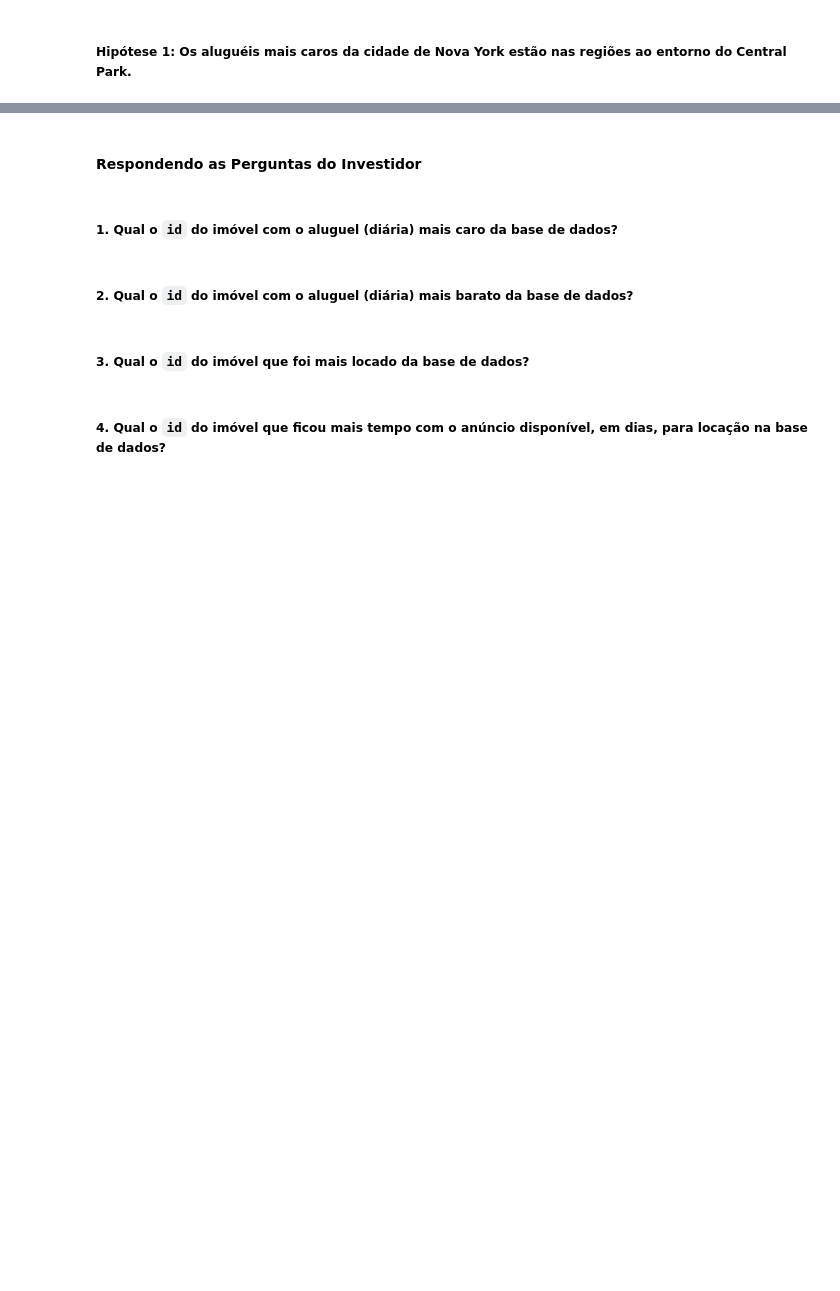
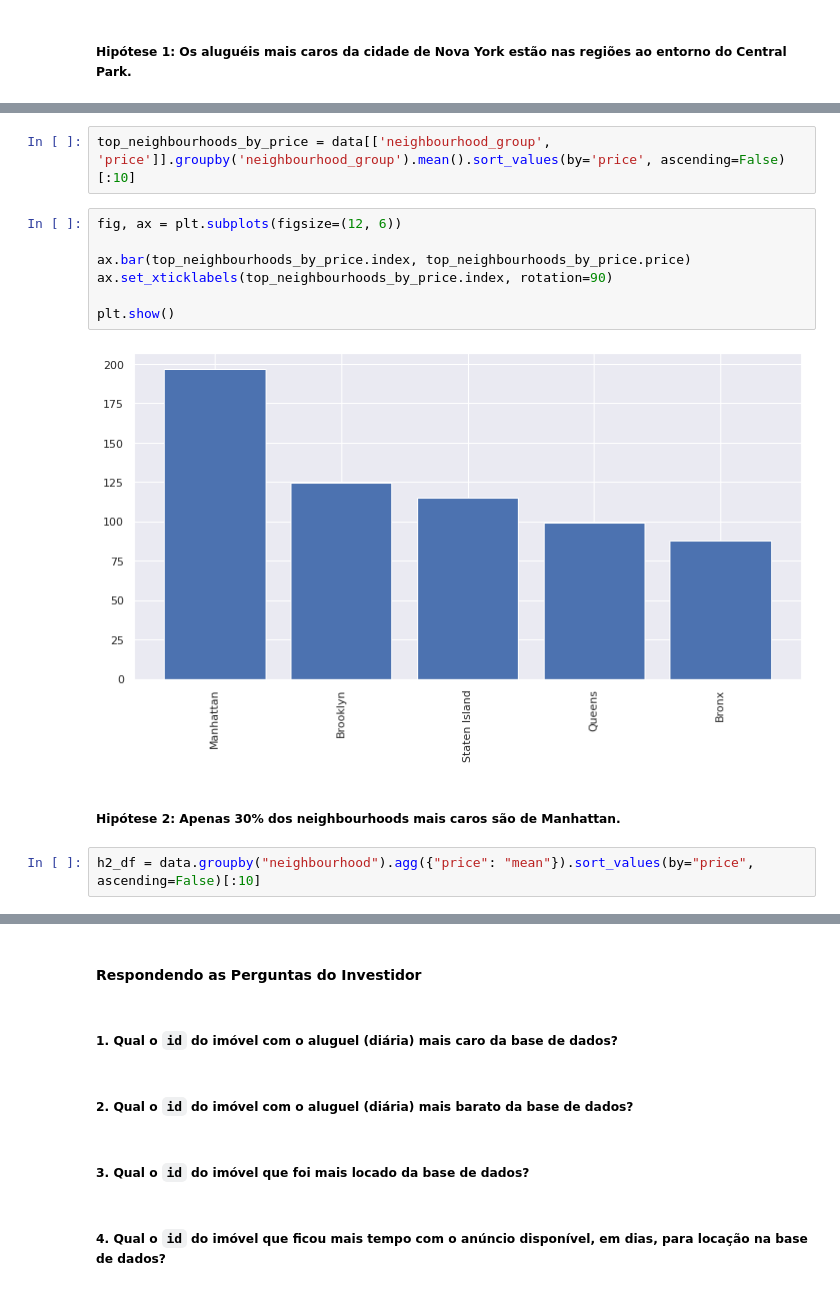
Before and after one commit to GustavoBarros11/analise-final-pzds, a Jupyter notebook: projeto_final_certificacao_aluno.ipynb, the cells around one changed output, grey strips where cells are left out. Cells and saved outputs as stored; diff of their text form; blank space fills up the shorter version.

```diff
--- a/projeto_final_certificacao_aluno.ipynb
+++ b/projeto_final_certificacao_aluno.ipynb
@@ -281,0 +419,15 @@ Image('img/regions_nyc.jpg')
+# %%
+top_neighbourhoods_by_price = data[['neighbourhood_group', 'price']].groupby('neighbourhood_group').mean().sort_values(by='price', ascending=False)[:10]
+# %%
+fig, ax = plt.subplots(figsize=(12, 6))
+
+ax.bar(top_neighbourhoods_by_price.index, top_neighbourhoods_by_price.price)
+ax.set_xticklabels(top_neighbourhoods_by_price.index, rotation=90)
+
+plt.show()
+# %% [output]
+[figure, added]
+# %% [markdown]
+##### Hipótese 2: Apenas 30% dos neighbourhoods mais caros são de Manhattan.
+# %%
+h2_df = data.groupby("neighbourhood").agg({"price": "mean"}).sort_values(by="price", ascending=False)[:10]
```
Also changed, not shown: parts of 54 cells of this notebook, 2 other files.
